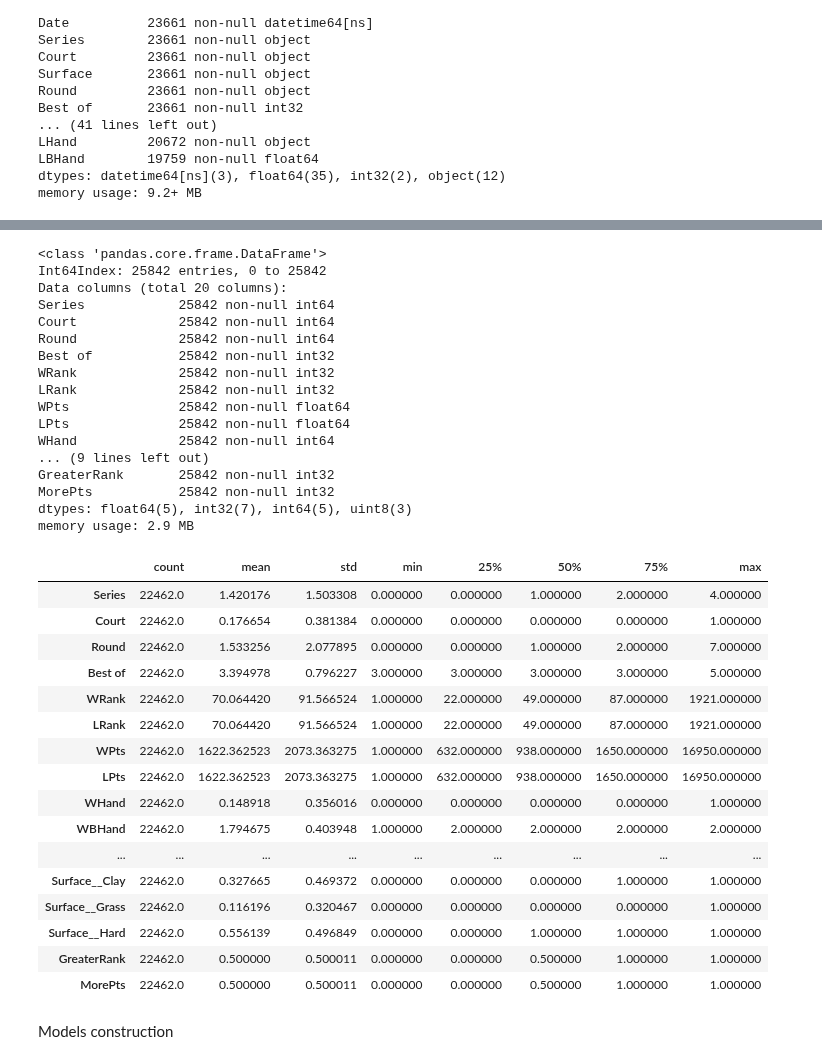
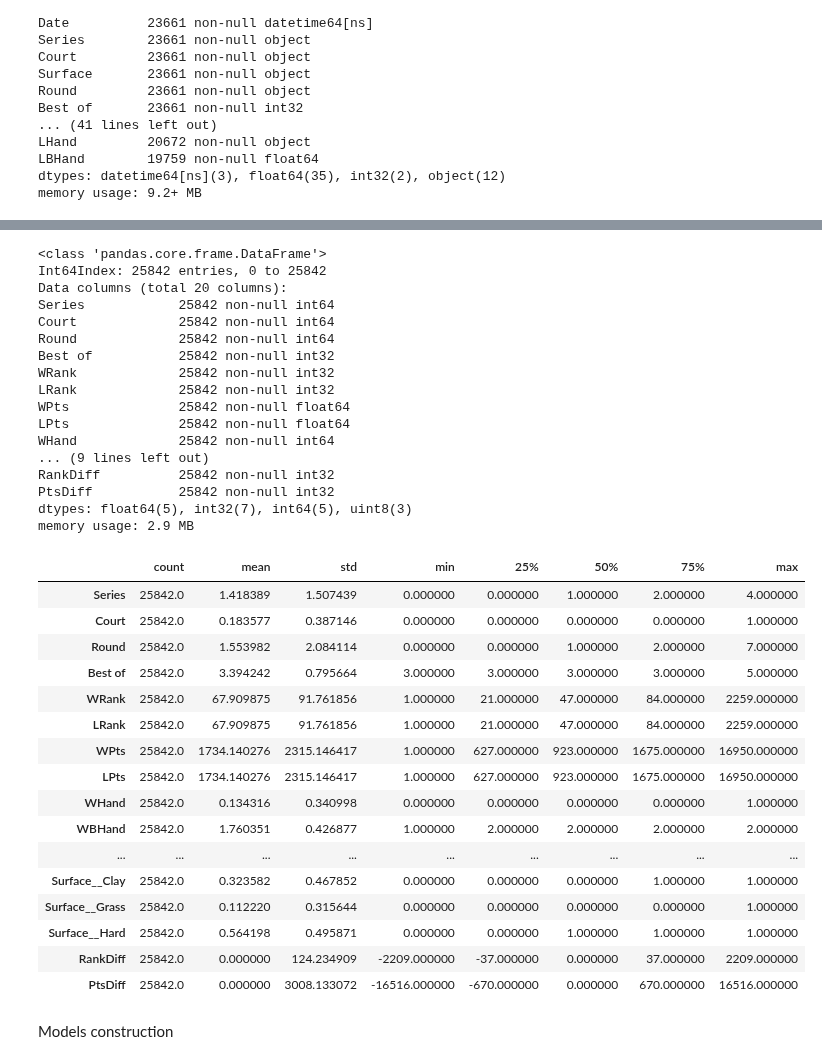
Before and after one commit to diegochine/ao2020-winner-predictor, a Jupyter notebook: Models comparison.ipynb, the cells around one changed output, grey strips where cells are left out. Cells and saved outputs as stored; diff of their text form; code cells hidden in the pictures.

```diff
--- a/Models comparison.ipynb
+++ b/Models comparison.ipynb
@@ -78,17 +80,21 @@ full_dataset.describe().T
 | LBHand | 19759.0 | 1.784402 | 0.411247 | 1.000 | 2.00 | 2.00 | 2.00 | 2.00 |
 # %%
-features_to_drop = ['WElo', 'WSurfElo', 'LElo', 'LSurfElo']
+features_to_drop = []
+features_to_add = []
 labels = 'duplicate'
 X_train, Y_train = preprocess_data(max_date = 2017,
                                    features_to_drop=features_to_drop,
+                                   features_to_add=features_to_add,
                                    labels=labels)
 X_valid, Y_valid = preprocess_data(min_date = 2018,
                                    max_date = 2018,
                                    features_to_drop = features_to_drop,
+                                   features_to_add=features_to_add,
                                    labels = labels)
 X_test, Y_test = preprocess_data(min_date = 2019,
                                  max_date = 2019,
                                  features_to_drop = features_to_drop,
+                                 features_to_add=features_to_add,
                                  labels = labels)
 # %%
 X_train.info()
@@ -106,30 +112,30 @@ WPts              25842 non-null float64
 LPts              25842 non-null float64
 WHand             25842 non-null int64
 ... (9 lines left out)
-GreaterRank       25842 non-null int32
-MorePts           25842 non-null int32
+RankDiff          25842 non-null int32
+PtsDiff           25842 non-null int32
 dtypes: float64(5), int32(7), int64(5), uint8(3)
 memory usage: 2.9 MB
 # %%
-X.describe().T
+X_train.describe().T
 # %% [output]
 |  | count | mean | std | min | 25% | 50% | 75% | max |
-| Series | 22462.0 | 1.420176 | 1.503308 | 0.000000 | 0.000000 | 1.000000 | 2.000000 | 4.000000 |
-| Court | 22462.0 | 0.176654 | 0.381384 | 0.000000 | 0.000000 | 0.000000 | 0.000000 | 1.000000 |
-| Round | 22462.0 | 1.533256 | 2.077895 | 0.000000 | 0.000000 | 1.000000 | 2.000000 | 7.000000 |
-| Best of | 22462.0 | 3.394978 | 0.796227 | 3.000000 | 3.000000 | 3.000000 | 3.000000 | 5.000000 |
-| WRank | 22462.0 | 70.064420 | 91.566524 | 1.000000 | 22.000000 | 49.000000 | 87.000000 | 1921.000000 |
-| LRank | 22462.0 | 70.064420 | 91.566524 | 1.000000 | 22.000000 | 49.000000 | 87.000000 | 1921.000000 |
-| WPts | 22462.0 | 1622.362523 | 2073.363275 | 1.000000 | 632.000000 | 938.000000 | 1650.000000 | 16950.000000 |
-| LPts | 22462.0 | 1622.362523 | 2073.363275 | 1.000000 | 632.000000 | 938.000000 | 1650.000000 | 16950.000000 |
-| WHand | 22462.0 | 0.148918 | 0.356016 | 0.000000 | 0.000000 | 0.000000 | 0.000000 | 1.000000 |
-| WBHand | 22462.0 | 1.794675 | 0.403948 | 1.000000 | 2.000000 | 2.000000 | 2.000000 | 2.000000 |
+| Series | 25842.0 | 1.418389 | 1.507439 | 0.000000 | 0.000000 | 1.000000 | 2.000000 | 4.000000 |
+| Court | 25842.0 | 0.183577 | 0.387146 | 0.000000 | 0.000000 | 0.000000 | 0.000000 | 1.000000 |
+| Round | 25842.0 | 1.553982 | 2.084114 | 0.000000 | 0.000000 | 1.000000 | 2.000000 | 7.000000 |
+| Best of | 25842.0 | 3.394242 | 0.795664 | 3.000000 | 3.000000 | 3.000000 | 3.000000 | 5.000000 |
+| WRank | 25842.0 | 67.909875 | 91.761856 | 1.000000 | 21.000000 | 47.000000 | 84.000000 | 2259.000000 |
+| LRank | 25842.0 | 67.909875 | 91.761856 | 1.000000 | 21.000000 | 47.000000 | 84.000000 | 2259.000000 |
+| WPts | 25842.0 | 1734.140276 | 2315.146417 | 1.000000 | 627.000000 | 923.000000 | 1675.000000 | 16950.000000 |
+| LPts | 25842.0 | 1734.140276 | 2315.146417 | 1.000000 | 627.000000 | 923.000000 | 1675.000000 | 16950.000000 |
+| WHand | 25842.0 | 0.134316 | 0.340998 | 0.000000 | 0.000000 | 0.000000 | 0.000000 | 1.000000 |
+| WBHand | 25842.0 | 1.760351 | 0.426877 | 1.000000 | 2.000000 | 2.000000 | 2.000000 | 2.000000 |
 | ... | ... | ... | ... | ... | ... | ... | ... | ... |
-| Surface__Clay | 22462.0 | 0.327665 | 0.469372 | 0.000000 | 0.000000 | 0.000000 | 1.000000 | 1.000000 |
-| Surface__Grass | 22462.0 | 0.116196 | 0.320467 | 0.000000 | 0.000000 | 0.000000 | 0.000000 | 1.000000 |
-| Surface__Hard | 22462.0 | 0.556139 | 0.496849 | 0.000000 | 0.000000 | 1.000000 | 1.000000 | 1.000000 |
-| GreaterRank | 22462.0 | 0.500000 | 0.500011 | 0.000000 | 0.000000 | 0.500000 | 1.000000 | 1.000000 |
-| MorePts | 22462.0 | 0.500000 | 0.500011 | 0.000000 | 0.000000 | 0.500000 | 1.000000 | 1.000000 |
+| Surface__Clay | 25842.0 | 0.323582 | 0.467852 | 0.000000 | 0.000000 | 0.000000 | 1.000000 | 1.000000 |
+| Surface__Grass | 25842.0 | 0.112220 | 0.315644 | 0.000000 | 0.000000 | 0.000000 | 0.000000 | 1.000000 |
+| Surface__Hard | 25842.0 | 0.564198 | 0.495871 | 0.000000 | 0.000000 | 1.000000 | 1.000000 | 1.000000 |
+| RankDiff | 25842.0 | 0.000000 | 124.234909 | -2209.000000 | -37.000000 | 0.000000 | 37.000000 | 2209.000000 |
+| PtsDiff | 25842.0 | 0.000000 | 3008.133072 | -16516.000000 | -670.000000 | 0.000000 | 670.000000 | 16516.000000 |
 # %% [markdown]
 Models construction
 # %%
```
Also changed, not shown: parts of 12 cells of this notebook, 2 other files.
